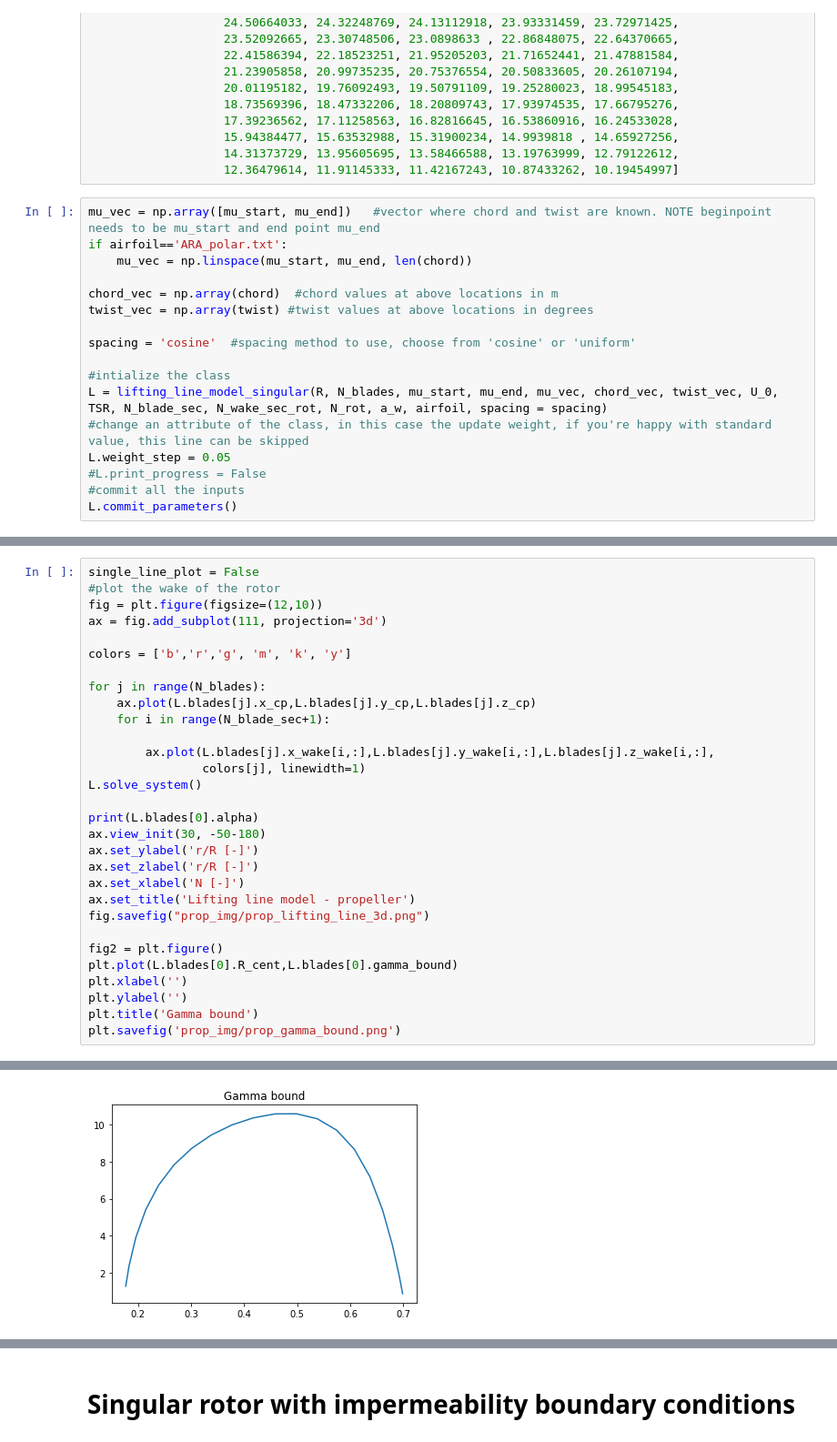
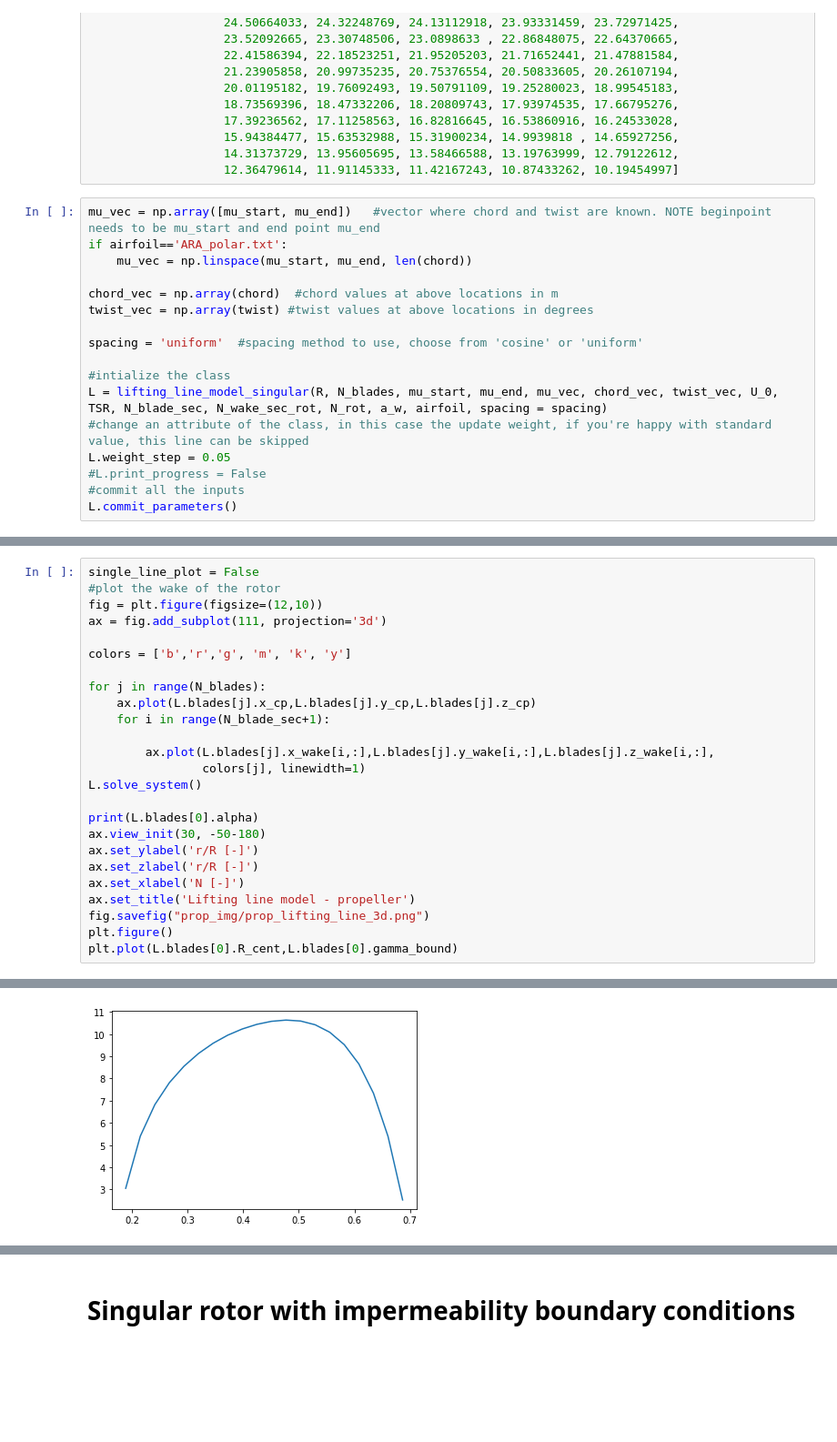
Before and after one commit to olafnekeman/rotor_wake_aerodynamics, a Jupyter notebook: Assignment2/propeller_case.ipynb, the cells around one changed output, grey strips where cells are left out. Shown at 91% size. Saved outputs shown, nothing was run; the diff lists cells and outputs as text; blank space fills up the shorter version.

```diff
--- a/Assignment2/propeller_case.ipynb
+++ b/Assignment2/propeller_case.ipynb
@@ -65,7 +65,7 @@ if airfoil=='ARA_polar.txt':
 chord_vec = np.array(chord)  #chord values at above locations in m
 twist_vec = np.array(twist) #twist values at above locations in degrees
 
-spacing = 'cosine'  #spacing method to use, choose from 'cosine' or 'uniform'
+spacing = 'uniform'  #spacing method to use, choose from 'cosine' or 'uniform'
 
 #intialize the class
 L = lifting_line_model_singular(R, N_blades, mu_start, mu_end, mu_vec, chord_vec, twist_vec, U_0, TSR, N_blade_sec, N_wake_sec_rot, N_rot, a_w, airfoil, spacing = spacing)
@@ -113,13 +117,8 @@ ax.set_zlabel('r/R [-]')
 ax.set_xlabel('N [-]')
 ax.set_title('Lifting line model - propeller')
 fig.savefig("prop_img/prop_lifting_line_3d.png")
-
-fig2 = plt.figure()
+plt.figure()
 plt.plot(L.blades[0].R_cent,L.blades[0].gamma_bound)
-plt.xlabel('')
-plt.ylabel('')
-plt.title('Gamma bound')
-plt.savefig('prop_img/prop_gamma_bound.png')
 # %% [output]
 Solving problem using lift and drag polar data
 Converged within iteration limit!
@@ -133 +133 @@ CP = 0.41675294955855763
-[figure, old version]
+[figure, new version]
```
Also changed, not shown: parts of 23 cells of this notebook, 10 other files.
